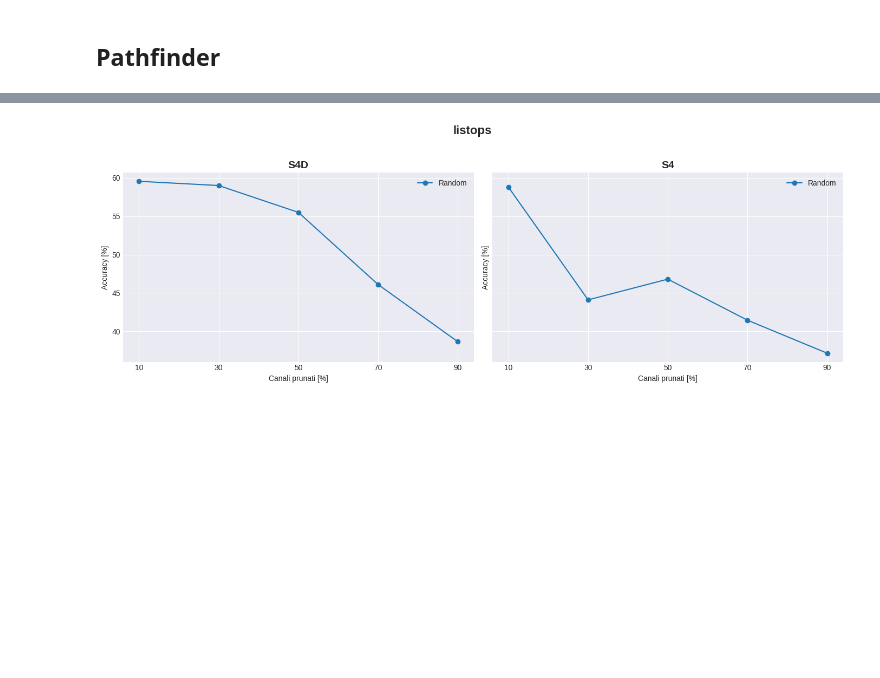
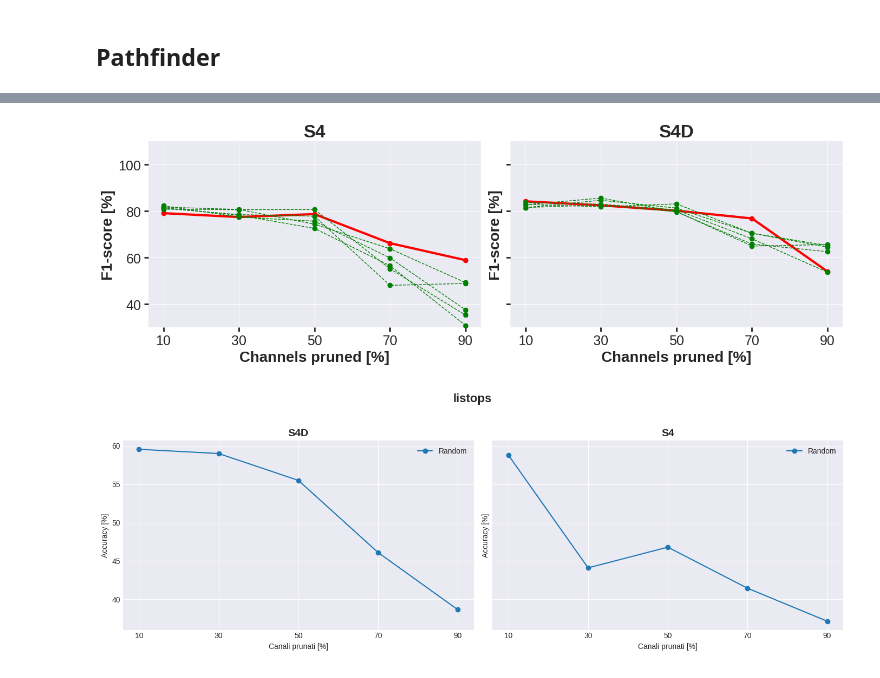
Before and after one commit to PARCO-LAB/S4oP, a Jupyter notebook: plot.ipynb, the cells around one changed output, grey strips where cells are left out. Drawn from its saved outputs; the diff is of its cells as text; code cells hidden in the pictures; blank space fills up the shorter version.

```diff
--- a/plot.ipynb
+++ b/plot.ipynb
@@ -274,3 +289,92 @@ plt.show()
+# %%
+import matplotlib.pyplot as plt
+
+pruning_perc = [10, 30, 50, 70, 90]
+
+results = {
+    "S4": {
+        "Random": [79.125, 77.464, 78.733, 66.229, 58.918],
+        "1": [81.736, 80.731, 74.378, 63.816, 49.275],
+        "2": [81.472, 78.251, 72.577, 56.539, 30.866],
+        "3": [80.852, 80.622, 80.713, 55.210, 35.321],
+        "4": [81.237, 78.514, 77.833, 48.086, 48.912],
+        "5": [82.294, 77.464, 75.681, 59.895, 37.553],
+        #"Last_channels": [96.29, 94.60, 88.60, 62.16, 50.31]
+    },
+    "S4D": {
+        "Random": [84.233, 82.487, 80.203, 76.864, 54.043],
+        "1": [82.769, 85.607, 79.844, 64.993, 65.615],
+        "2": [83.705, 82.972, 80.557, 68.097, 53.728],
+        "3": [82.951, 81.862, 83.126, 70.488, 65.238],
+        "4": [81.529, 84.675, 81.308, 70.496, 64.528],
+        "5": [81.549, 82.714, 79.720, 65.825, 62.579],
+        #"Last_channels": [99.53, 99.26, 96.20, 89.97, 68.61]
+    }
+}
+
+""" perc_reduction = {
+    "S4D": {
+        "time": {
+            "Random": [2.69, 15.23, 28.57, 43.46, 48.85],
+            "Exponential": [3.07, 14.62, 26.15, 38.08, 45.19],
+            "Last_channels": [5.77, 15.77, 23.85, 34.23, 44.62]
+        },
+        "params": {
+            "Random": [2.01, 6.02, 10.04, 14.06, 18.08],
+            "Exponential": [2.0, 6.02, 10.05, 14.06, 18.07],
+            "Last_channels": [2.0, 6.02, 10.05, 14.06, 18.08]
+        }
+    },
+    "S4": {
+        "time": {
+            "Random": [5.37, 16.53, 28.1, 40.49, 50.52],
+            "Exponential": [5.17, 16.32, 26.7, 38.84, 46.9],
+            "Last_channels": [5.37, 16.32, 24.59, 35.95, 46.57]
+        },
+        "params": {
+            "Random": [3.31, 9.97, 16.64, 23.30, 29.95],
+            "Exponential": [3.32, 9.97, 16.65, 23.30, 29.95],
+            "Last_channels": [3.32, 9.97, 16.65, 23.30, 29.95]
+        }
+    }
+} """
+
+plt.style.use('seaborn-v0_8-darkgrid')
+fig, axes = plt.subplots(1, len(results), figsize=(14, 5), sharey=True)
+
+if len(results) == 1:
+    axes = [axes]
+
+offsets = {
+    "Random": 58,
+    "Exponential": 55.5,
+    "Last_channels": 53
+}
+
+for ax, (model_name, model_data) in zip(axes, results.items()):
+    for pattern_name, acc_values in model_data.items():
+        ax.plot(pruning_perc, acc_values, marker='o', label=pattern_name, color="red" if pattern_name == "Random" else "green", linestyle='-' if pattern_name == "Random" else '--', linewidth=3 if pattern_name == "Random" else 1)
+
+    ax.set_title(f"{model_name}" if model_name == "S4" else f"{model_name}", fontsize=24, fontweight='bold')
+    ax.set_xlabel("Channels pruned [%]", fontsize=20, fontweight='bold')
+    ax.set_xticks(pruning_perc)
+    ax.set_ylabel("F1-score [%]", fontsize=20, fontweight='bold')
+    #ax.legend(fontsize=20)
+    ax.set_ylim(30, 110)
+    ax.tick_params(
+        axis='both',
+        which='major',
+        labelsize=18,
+        length=6,
+        width=2
+    )
+    ax.grid(True)
+
+#fig.suptitle("pathfinder", fontsize=16, fontweight='bold')
+plt.tight_layout(rect=[0, 0, 1, 0.95])
+plt.show()
+# %% [output]
+[figure, added]
 # %% [markdown]
 ![image.png](attachment:image.png)
 # %% [markdown]
```
Also changed, not shown: parts of 34 cells of this notebook, 8 other files.
